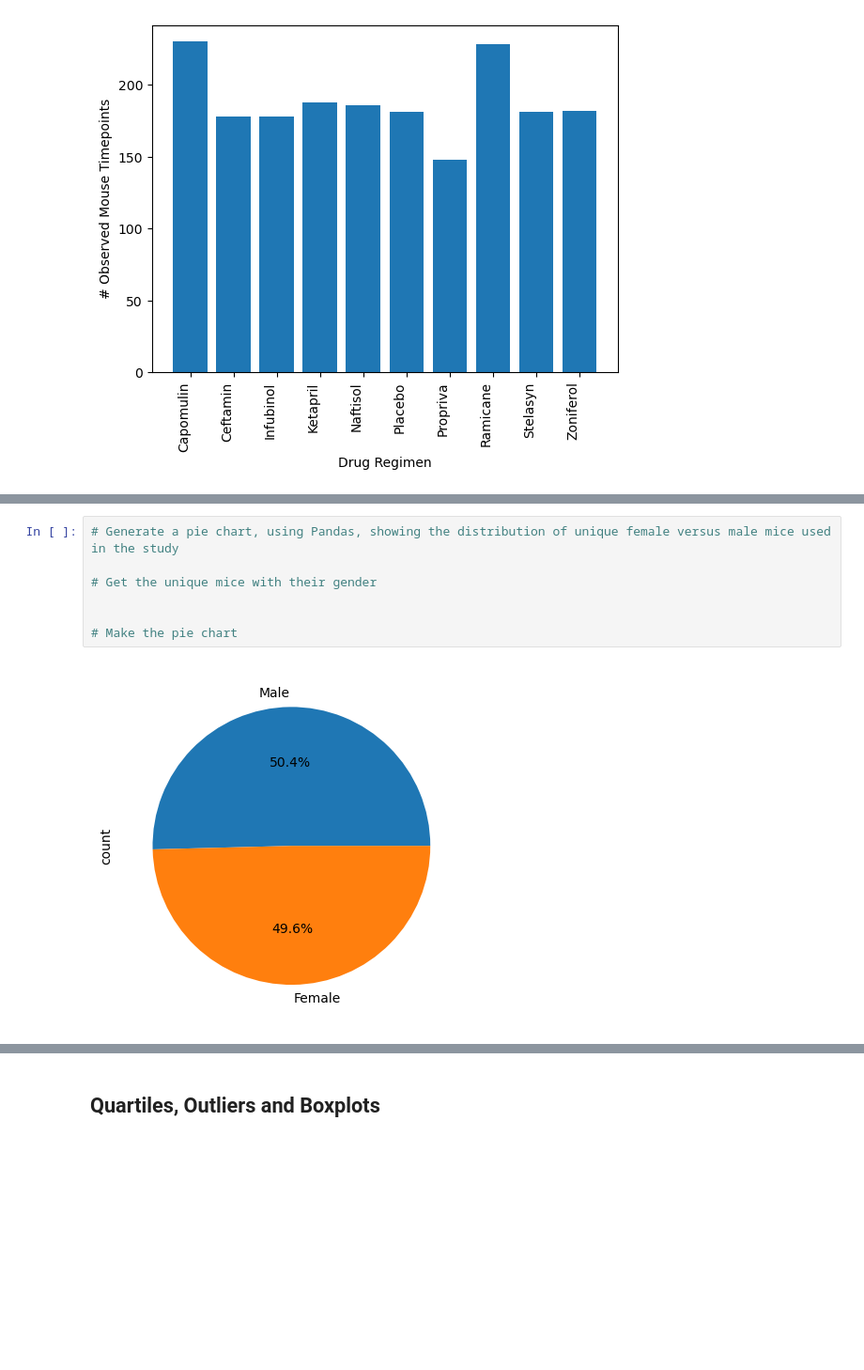
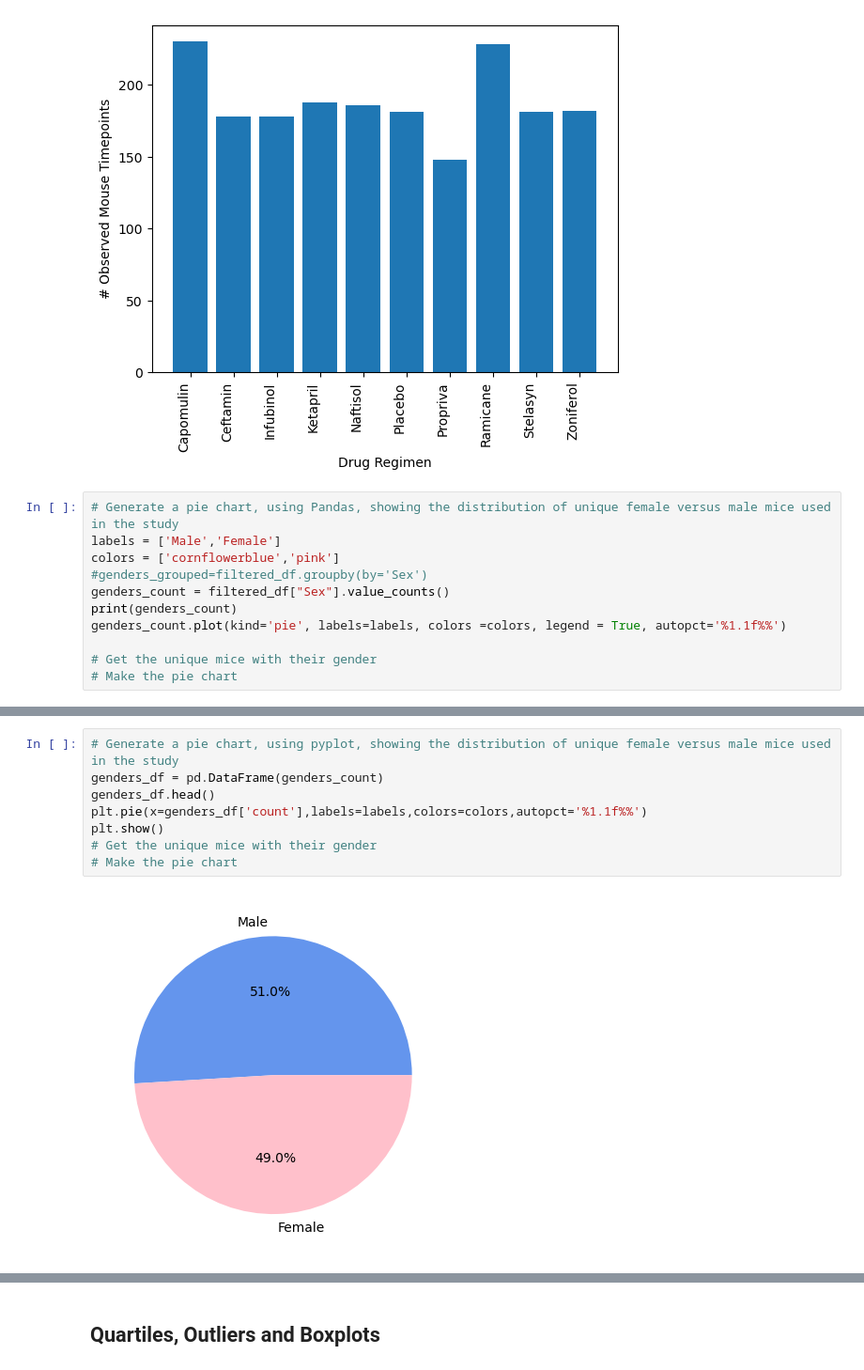
Before and after one commit to aseeds10/Pymaceuticals-Challenge, a Jupyter notebook: pymaceuticals_analysis.ipynb, the cells around one changed output, grey strips where cells are left out. Shown: that part at 94% size. Cells and saved outputs as stored; diff of their text form; blank space fills up the shorter version.

Commit message:
did pie charts but slightly off

```diff
--- a/pymaceuticals_analysis.ipynb
+++ b/pymaceuticals_analysis.ipynb
@@ -199,3 +199,14 @@ plt.xticks(rotation=90, ha="right")
 plt.show()
 # %% [output]
 [figure]
+# %%
+# Generate a pie chart, using Pandas, showing the distribution of unique female versus male mice used in the study
+labels = ['Male','Female']
+colors = ['cornflowerblue','pink']
+#genders_grouped=filtered_df.groupby(by='Sex')
+genders_count = filtered_df["Sex"].value_counts()
+print(genders_count)
+genders_count.plot(kind='pie', labels=labels, colors =colors, legend = True, autopct='%1.1f%%')
+
+# Get the unique mice with their gender
+# Make the pie chart
@@ -202,9 +220,10 @@ plt.show()
 # %%
-# Generate a pie chart, using Pandas, showing the distribution of unique female versus male mice used in the study
-
+# Generate a pie chart, using pyplot, showing the distribution of unique female versus male mice used in the study
+genders_df = pd.DataFrame(genders_count)
+genders_df.head()
+plt.pie(x=genders_df['count'],labels=labels,colors=colors,autopct='%1.1f%%')
+plt.show()
 # Get the unique mice with their gender
-
-
 # Make the pie chart
 # %% [output]
-[figure, old version]
+[figure, new version]
```
Also changed, not shown: parts of 2 cells of this notebook, 1 other file.
